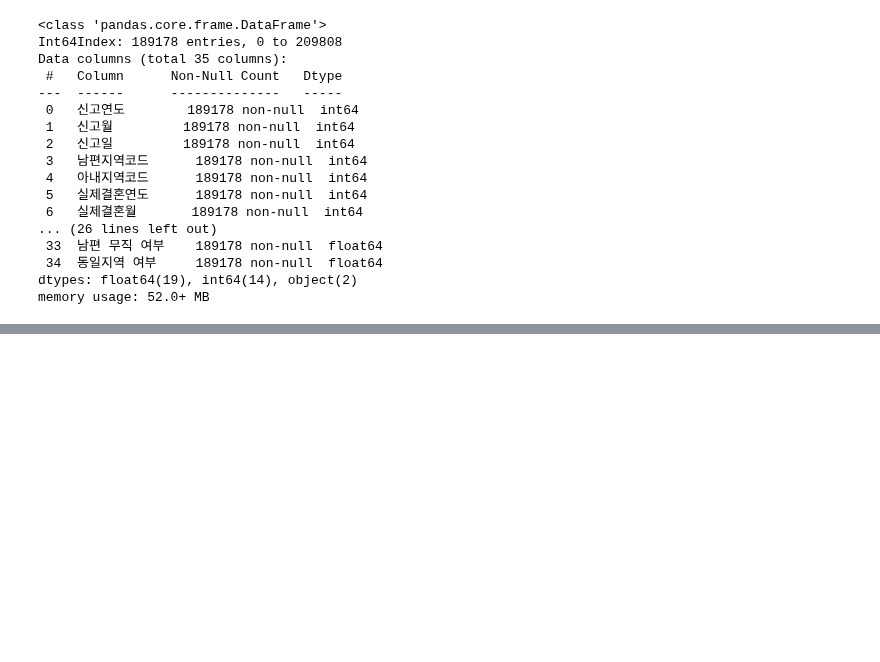
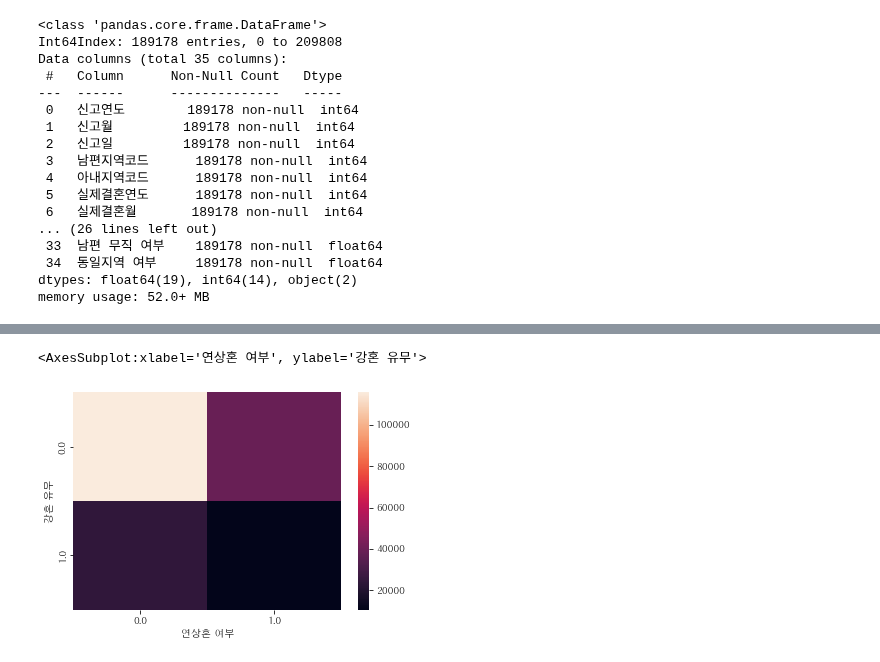
Before and after one commit to ohMinyoung22/science_project, a Jupyter notebook: eda/older_marriage.ipynb, the cells around one changed output, grey strips where cells are left out. Cells and saved outputs as stored; diff of their text form; code cells hidden in the pictures; blank space fills up the shorter version.

```diff
--- a/eda/older_marriage.ipynb
+++ b/eda/older_marriage.ipynb
@@ -302,3 +302,10 @@ x14            0.8391      0.047     18.016      0.000       0.748       0.930
 x15           -0.6473      0.046    -14.056      0.000      -0.738      -0.557
 x16            0.6301      0.048     13.043      0.000       0.535       0.725
 ==============================================================================
+# %%
+crosstab = pd.crosstab(df[year]['강혼 유무'], df[year]['연상혼 여부'])
+# %%
+sns.heatmap(data=crosstab)
+# %% [output]
+<AxesSubplot:xlabel='연상혼 여부', ylabel='강혼 유무'>
+[figure, added]
```
Also changed, not shown: parts of 9 cells of this notebook.
